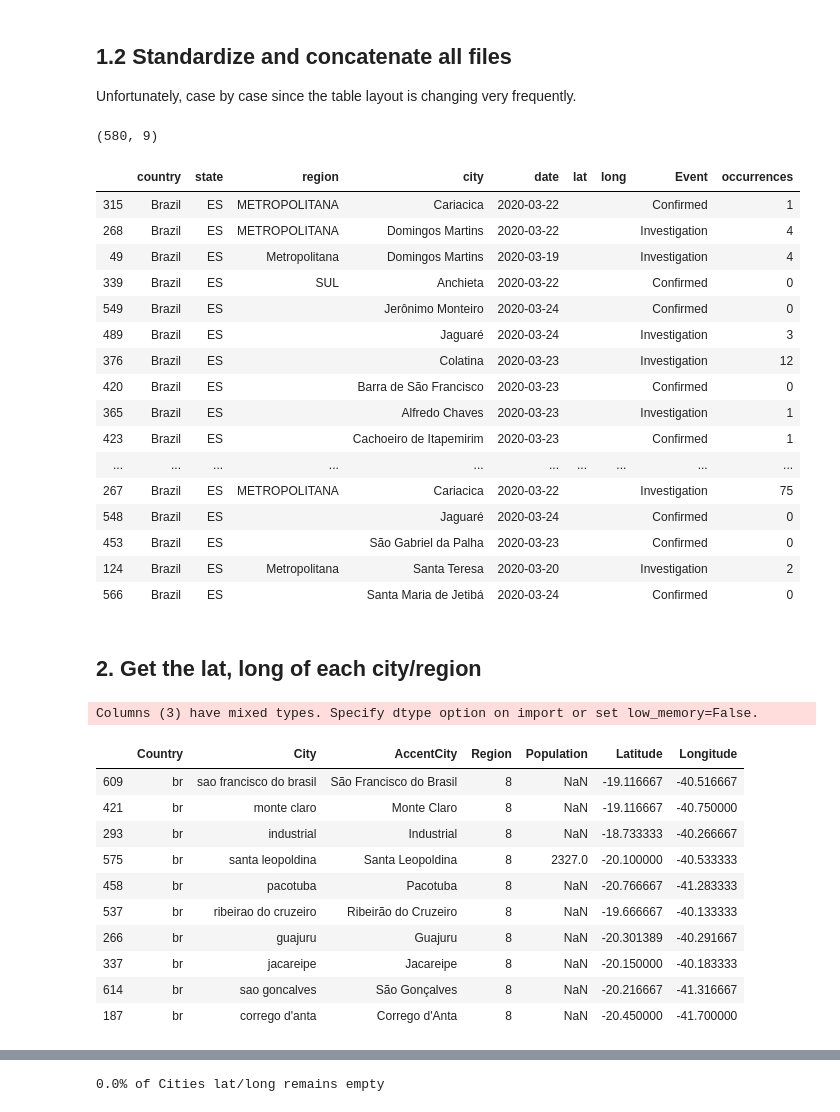
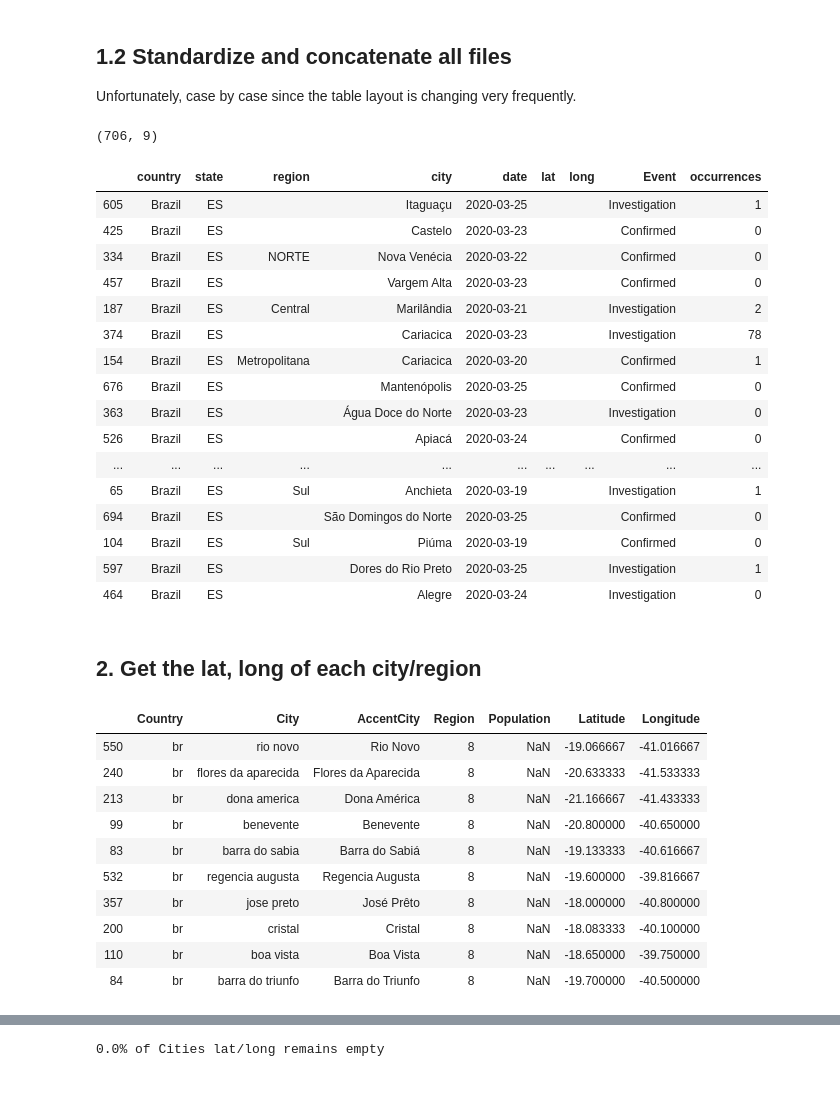
Before and after one commit to FabricioMatos/map-covid-19-es, a Jupyter notebook: 01-covid-19-map.ipynb, the cells around one changed output, grey strips where cells are left out. Drawn from its saved outputs; the diff is of its cells as text; code cells hidden in the pictures.

Commit message:
adding data of 2020-03-25

```diff
--- a/01-covid-19-map.ipynb
+++ b/01-covid-19-map.ipynb
@@ -189,6 +197,7 @@ def clear(value):
 
 def clear_occurrences(value):
     value = str(value).strip().replace('-', '')
+    value = value.replace('.', '').replace('39 + 1*', '40')
     if value == '':
         value = '0'
     return int(value)
@@ -201,50 +210,50 @@ def standardize_dataset(dfs):
             dfs_std = dfs_std + [df_day]
         elif day in ['20200319', '20200320', '20200321']:
             df_day = process_region_and_city(dfs[day], day)
             dfs_std = dfs_std + [df_day]
         elif day in ['20200322']:
             df_day = process_region_city_and_zone(dfs[day], day)
             dfs_std = dfs_std + [df_day]
-        elif day in ['20200323', '20200324']:
+        elif day in ['20200323', '20200324', '20200325']:
             df_day = process_city_only(dfs[day], day)
             dfs_std = dfs_std + [df_day]
     df = pd.concat(dfs_std)
 
     df['city'] = df['city'].apply(lambda c: clear(c))
     df['region'] = df['region'].apply(lambda c: clear(c))
     df['occurrences'] = df['occurrences'].apply(lambda c: clear_occurrences(c))
 
 
     df = df[~df.city.str.startswith('TOTAL')]
     df = df[~df.city.str.startswith('Total')]
     df = df[~df.region.str.startswith('TOTAL')]
     df = df[~df.region.str.startswith('Total')]
     df['occurrences'].fillna('0', inplace=True)
     df.fillna('', inplace=True)
     return df.copy().reset_index(drop=True)
 
 df = standardize_dataset(dfs)
 df.to_csv('./data/prepared_dataset.csv', index=False)
 print(df.shape)
 df.sample(20, random_state=1)
 # %% [output]
-(580, 9)
+(706, 9)
 |  | country | state | region | city | date | lat | long | Event | occurrences |
-| 315 | Brazil | ES | METROPOLITANA | Cariacica | 2020-03-22 |  |  | Confirmed | 1 |
-| 268 | Brazil | ES | METROPOLITANA | Domingos Martins | 2020-03-22 |  |  | Investigation | 4 |
-| 49 | Brazil | ES | Metropolitana | Domingos Martins | 2020-03-19 |  |  | Investigation | 4 |
-| 339 | Brazil | ES | SUL | Anchieta | 2020-03-22 |  |  | Confirmed | 0 |
-| 549 | Brazil | ES |  | Jerônimo Monteiro | 2020-03-24 |  |  | Confirmed | 0 |
-| 489 | Brazil | ES |  | Jaguaré | 2020-03-24 |  |  | Investigation | 3 |
-| 376 | Brazil | ES |  | Colatina | 2020-03-23 |  |  | Investigation | 12 |
-| 420 | Brazil | ES |  | Barra de São Francisco | 2020-03-23 |  |  | Confirmed | 0 |
-| 365 | Brazil | ES |  | Alfredo Chaves | 2020-03-23 |  |  | Investigation | 1 |
-| 423 | Brazil | ES |  | Cachoeiro de Itapemirim | 2020-03-23 |  |  | Confirmed | 1 |
+| 605 | Brazil | ES |  | Itaguaçu | 2020-03-25 |  |  | Investigation | 1 |
+| 425 | Brazil | ES |  | Castelo | 2020-03-23 |  |  | Confirmed | 0 |
+| 334 | Brazil | ES | NORTE | Nova Venécia | 2020-03-22 |  |  | Confirmed | 0 |
+| 457 | Brazil | ES |  | Vargem Alta | 2020-03-23 |  |  | Confirmed | 0 |
+| 187 | Brazil | ES | Central | Marilândia | 2020-03-21 |  |  | Investigation | 2 |
+| 374 | Brazil | ES |  | Cariacica | 2020-03-23 |  |  | Investigation | 78 |
+| 154 | Brazil | ES | Metropolitana | Cariacica | 2020-03-20 |  |  | Confirmed | 1 |
+| 676 | Brazil | ES |  | Mantenópolis | 2020-03-25 |  |  | Confirmed | 0 |
+| 363 | Brazil | ES |  | Água Doce do Norte | 2020-03-23 |  |  | Investigation | 0 |
+| 526 | Brazil | ES |  | Apiacá | 2020-03-24 |  |  | Confirmed | 0 |
 | ... | ... | ... | ... | ... | ... | ... | ... | ... | ... |
-| 267 | Brazil | ES | METROPOLITANA | Cariacica | 2020-03-22 |  |  | Investigation | 75 |
-| 548 | Brazil | ES |  | Jaguaré | 2020-03-24 |  |  | Confirmed | 0 |
-| 453 | Brazil | ES |  | São Gabriel da Palha | 2020-03-23 |  |  | Confirmed | 0 |
-| 124 | Brazil | ES | Metropolitana | Santa Teresa | 2020-03-20 |  |  | Investigation | 2 |
-| 566 | Brazil | ES |  | Santa Maria de Jetibá | 2020-03-24 |  |  | Confirmed | 0 |
+| 65 | Brazil | ES | Sul | Anchieta | 2020-03-19 |  |  | Investigation | 1 |
+| 694 | Brazil | ES |  | São Domingos do Norte | 2020-03-25 |  |  | Confirmed | 0 |
+| 104 | Brazil | ES | Sul | Piúma | 2020-03-19 |  |  | Confirmed | 0 |
+| 597 | Brazil | ES |  | Dores do Rio Preto | 2020-03-25 |  |  | Investigation | 1 |
+| 464 | Brazil | ES |  | Alegre | 2020-03-24 |  |  | Investigation | 0 |
 # %% [markdown]
 ## 2. Get the lat, long of each city/region
@@ -251,22 +263,24 @@ df.sample(20, random_state=1)
 # %%
 # source: https://github.com/PacktWorkshops/The-Data-Visualization-Workshop/blob/master/Datasets/world_cities.zip
-df_cities = pd.read_csv('./data/world_cities_pop.csv')
+df_cities = pd.read_csv('./data/brazil_cities_pop.csv')
 
 # Brazil - SouthEast
 df_cities_se = df_cities[(df_cities.Country == 'br') & (df_cities.Region == 8)].copy()
 df_cities_se.reset_index(drop=True, inplace=True)
-df_cities_se.loc[len(df_cities_se)] = ['br', 'atilio Vivacqua', 'Atílio Vivácqua', 8, float('nan'), -20.9171, -41.1942]
+df_cities_se.loc[len(df_cities_se)] = [
+    'br', 'atilio vivacqua', 'Atílio Vivácqua', 8, float('nan'), -20.9171, -41.1942]
+df_cities_se.loc[len(df_cities_se)] = [
+    'br', 'pedro canario', 'Pedro Canário', 8, float('nan'), -18.3011, -39.9572]
 df_cities_se.sample(10)
 # %% [output]
-Columns (3) have mixed types. Specify dtype option on import or set low_memory=False.
 |  | Country | City | AccentCity | Region | Population | Latitude | Longitude |
-| 609 | br | sao francisco do brasil | São Francisco do Brasil | 8 | NaN | -19.116667 | -40.516667 |
-| 421 | br | monte claro | Monte Claro | 8 | NaN | -19.116667 | -40.750000 |
-| 293 | br | industrial | Industrial | 8 | NaN | -18.733333 | -40.266667 |
-| 575 | br | santa leopoldina | Santa Leopoldina | 8 | 2327.0 | -20.100000 | -40.533333 |
-| 458 | br | pacotuba | Pacotuba | 8 | NaN | -20.766667 | -41.283333 |
-| 537 | br | ribeirao do cruzeiro | Ribeirão do Cruzeiro | 8 | NaN | -19.666667 | -40.133333 |
-| 266 | br | guajuru | Guajuru | 8 | NaN | -20.301389 | -40.291667 |
-| 337 | br | jacareipe | Jacareipe | 8 | NaN | -20.150000 | -40.183333 |
-| 614 | br | sao goncalves | São Gonçalves | 8 | NaN | -20.216667 | -41.316667 |
-| 187 | br | corrego d'anta | Corrego d'Anta | 8 | NaN | -20.450000 | -41.700000 |
+| 550 | br | rio novo | Rio Novo | 8 | NaN | -19.066667 | -41.016667 |
+| 240 | br | flores da aparecida | Flores da Aparecida | 8 | NaN | -20.633333 | -41.533333 |
+| 213 | br | dona america | Dona América | 8 | NaN | -21.166667 | -41.433333 |
+| 99 | br | benevente | Benevente | 8 | NaN | -20.800000 | -40.650000 |
+| 83 | br | barra do sabia | Barra do Sabiá | 8 | NaN | -19.133333 | -40.616667 |
+| 532 | br | regencia augusta | Regencia Augusta | 8 | NaN | -19.600000 | -39.816667 |
+| 357 | br | jose preto | José Prêto | 8 | NaN | -18.000000 | -40.800000 |
+| 200 | br | cristal | Cristal | 8 | NaN | -18.083333 | -40.100000 |
+| 110 | br | boa vista | Boa Vista | 8 | NaN | -18.650000 | -39.750000 |
+| 84 | br | barra do triunfo | Barra do Triunfo | 8 | NaN | -19.700000 | -40.500000 |
```
Also changed, not shown: parts of 19 cells of this notebook, 13 other files.
